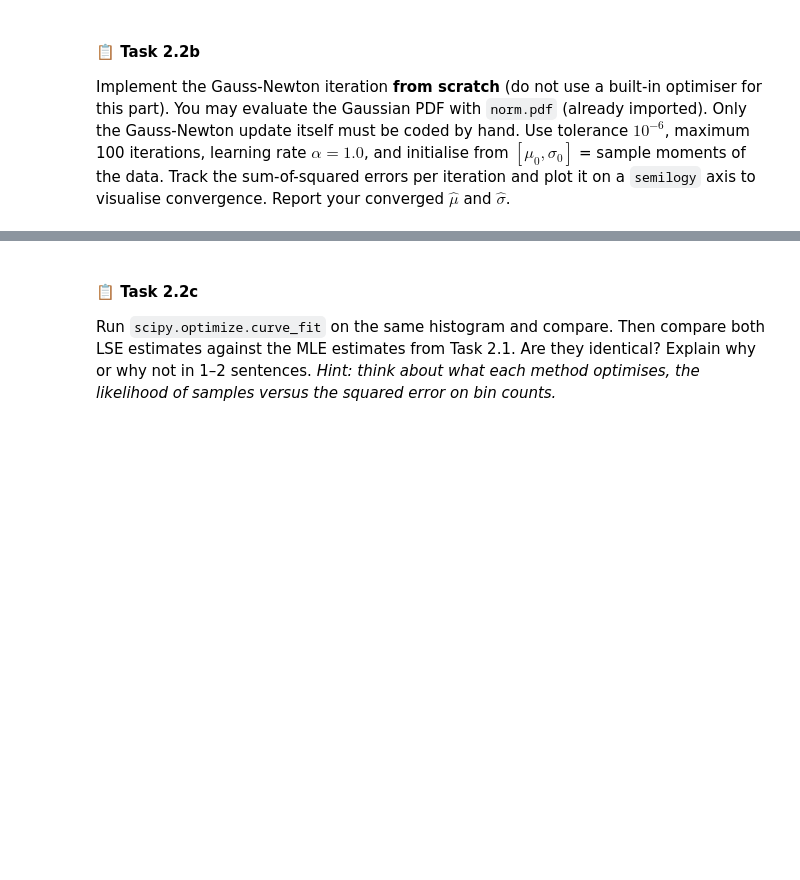
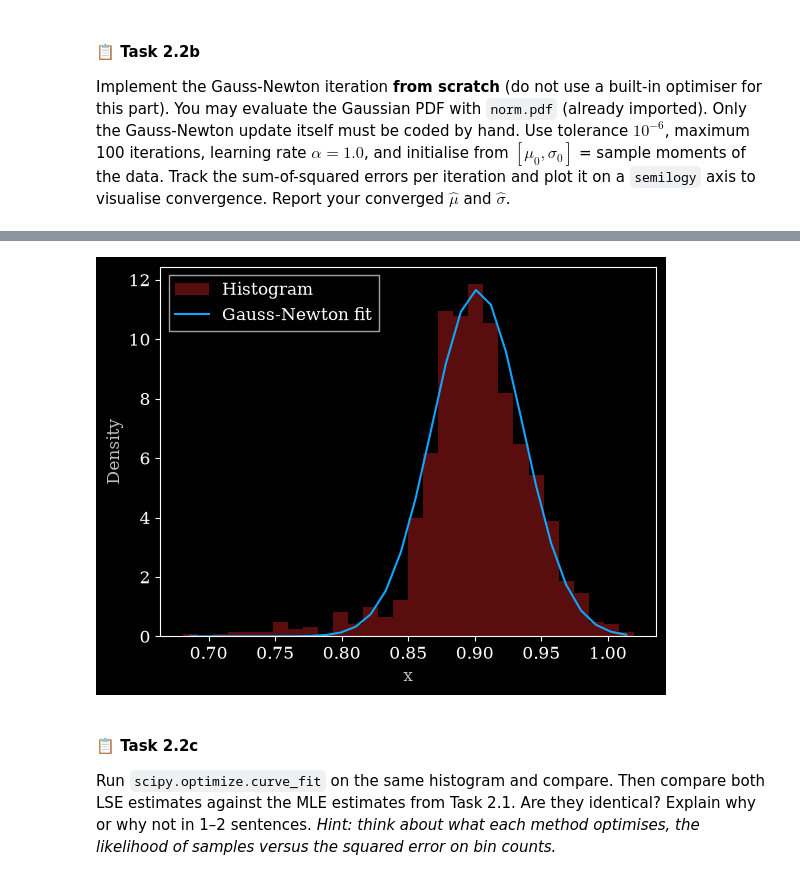
Before and after one commit to karla-hartmann0512/SSP-group16, a Jupyter notebook: project.ipynb, the cells around one changed output, grey strips where cells are left out. Drawn from its saved outputs; the diff is of its cells as text; code cells hidden in the pictures; blank space fills up the shorter version.

```diff
--- a/project.ipynb
+++ b/project.ipynb
@@ -950,3 +1089,18 @@ Implement the Gauss-Newton iteration **from scratch** (do not use a built-in opt
+# %%
+plt.hist(rr_N, bins=30, density=True, alpha=0.4, label="Histogram")
+
+plt.plot(
+    centers,
+    norm.pdf(centers, mean_gauss, sd_gauss),
+    label="Gauss-Newton fit"
+)
+
+plt.xlabel("x")
+plt.ylabel("Density")
+plt.legend()
+plt.show()
+# %% [output]
+[figure, added]
 # %% [markdown]
 #### 📋 Task 2.2c
 
```
Also changed, not shown: parts of 7 cells of this notebook.
